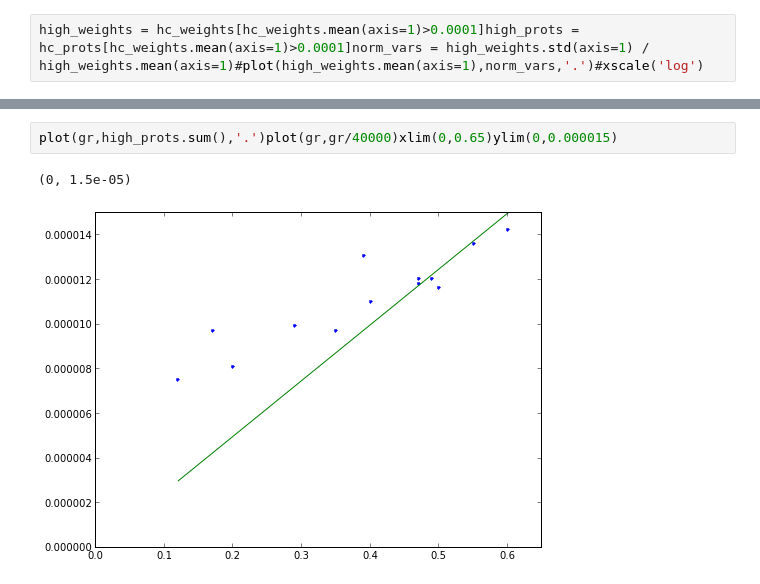
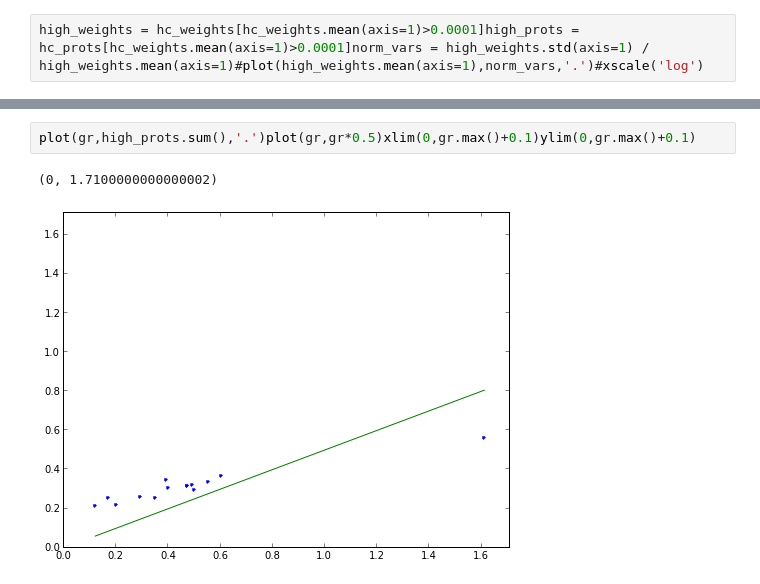
Before and after one commit to uriba/proteome-analysis, a Jupyter notebook: Untitled0.ipynb, the cells around one changed output, grey strips where cells are left out. Cells and saved outputs as stored; diff of their text form.

```diff
--- a/Untitled0.ipynb
+++ b/Untitled0.ipynb
@@ -38,8 +38,8 @@ print gr.std()/gr.mean()print high_prots.sum().std()/high_prots.sum().mean()
 # %%
-plot(gr,high_prots.sum(),'.')plot(gr,gr/40000)xlim(0,0.65)ylim(0,0.000015)
+plot(gr,high_prots.sum(),'.')plot(gr,gr*0.5)xlim(0,gr.max()+0.1)ylim(0,gr.max()+0.1)
 # %% [output]
-(0, 1.5e-05)
+(0, 1.7100000000000002)
-[figure, old version]
+[figure, new version]
 # %%
 log(high_prots).corr()
 # %% [output]
```
Also changed, not shown: parts of 14 cells of this notebook.
